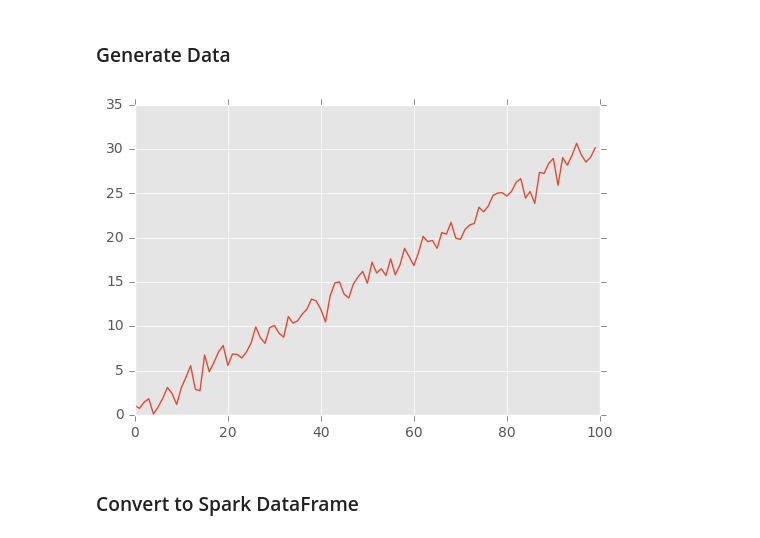
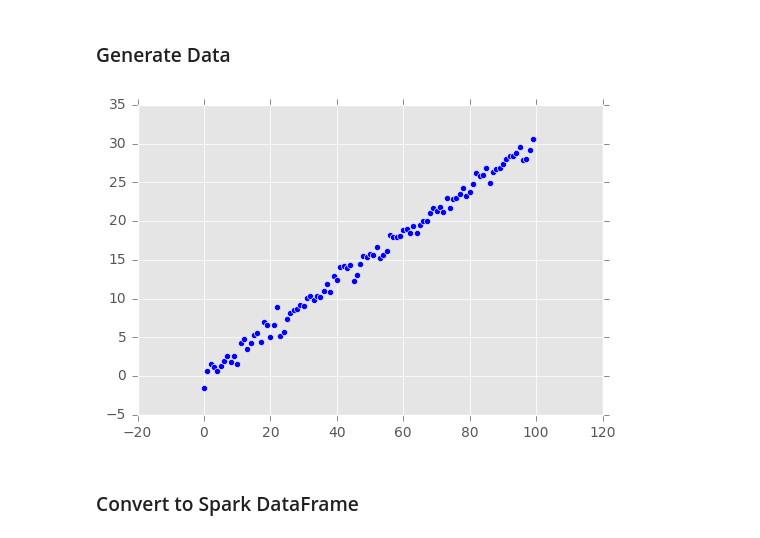
Before and after one commit to datitran/PySpark-App-CF, a Jupyter notebook: linear_regression.ipynb, the cells around one changed output. Saved outputs shown, nothing was run; the diff lists cells and outputs as text; code cells hidden in the pictures.

```diff
--- a/linear_regression.ipynb
+++ b/linear_regression.ipynb
@@ -32,10 +32,10 @@ x = np.arange(100)
 error = np.random.normal(0, size=(100,))
 y = 0.5 + 0.3 * x + error
 # %%
-plt.plot(x, y)
+plt.scatter(x, y)
 pass
 # %% [output]
-[figure, old version]
+[figure, new version]
 # %% [markdown]
 ### Convert to Spark DataFrame
 # %%
```
Also changed, not shown: parts of 9 cells of this notebook, 6 other files.
